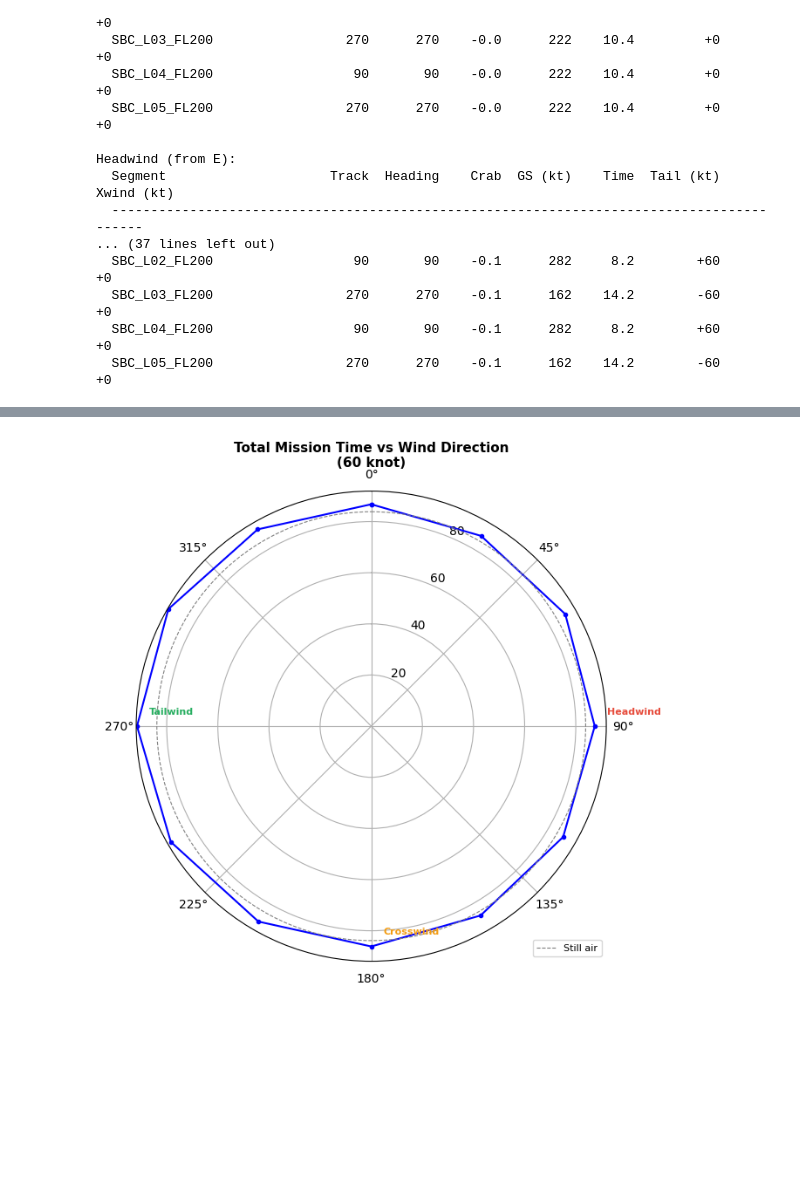
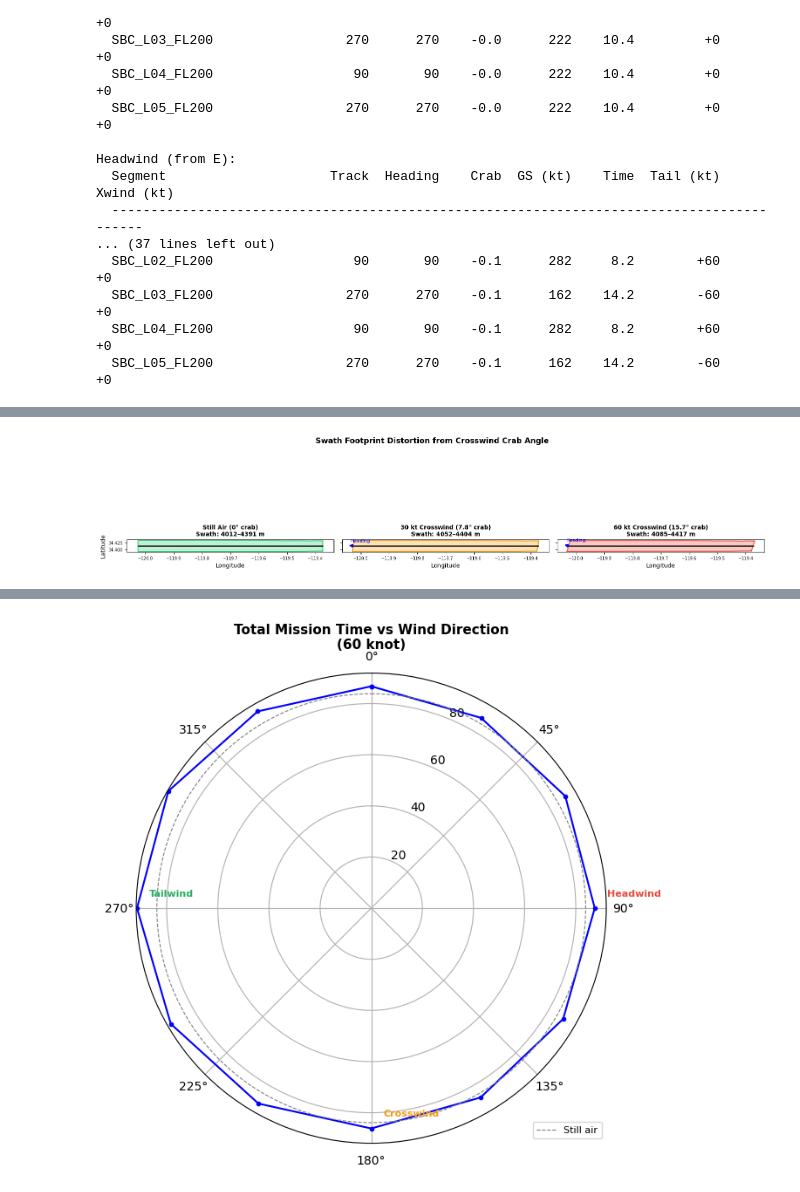
Before and after one commit to ryanpavlick/hyplan, a Jupyter notebook: notebooks/wind_effects.ipynb, the cells around one changed output, grey strips where cells are left out. Drawn from its saved outputs; the diff is of its cells as text; code cells hidden in the pictures; blank space fills up the shorter version.

```diff
--- a/notebooks/wind_effects.ipynb
+++ b/notebooks/wind_effects.ipynb
@@ -255,0 +354,68 @@ Headwind (from E):
+# %%
+from shapely.geometry import Polygon as ShapelyPolygon
+
+# Use the first flight line for demonstration
+demo_fl = flight_lines[0]
+
+# Crab angles for three crosswind cases
+crab_0 = 0.0   # still air
+crab_30 = np.degrees(np.arcsin(30 / tas_kt))   # ~7.8°
+crab_60 = np.degrees(np.arcsin(60 / tas_kt))   # ~15.7°
+
+# Generate swath polygons
+swath_ideal = generate_swath_polygon(demo_fl, sensor, heading_mode="track")
+swath_30kt = generate_swath_polygon(demo_fl, sensor, heading_mode="crabbed", crab_angle_deg=crab_30)
+swath_60kt = generate_swath_polygon(demo_fl, sensor, heading_mode="crabbed", crab_angle_deg=crab_60)
+
+# Compute swath widths for each
+widths_ideal = calculate_swath_widths(swath_ideal)
+widths_30kt = calculate_swath_widths(swath_30kt)
+widths_60kt = calculate_swath_widths(swath_60kt)
+
+fig, axes = plt.subplots(1, 3, figsize=(16, 5), sharex=True, sharey=True)
+
+cases = [
+    ("Still Air (0° crab)", swath_ideal, widths_ideal, "#2ecc71", crab_0),
+    (f"30 kt Crosswind ({crab_30:.1f}° crab)", swath_30kt, widths_30kt, "#f39c12", crab_30),
+    (f"60 kt Crosswind ({crab_60:.1f}° crab)", swath_60kt, widths_60kt, "#e74c3c", crab_60),
+]
+
+for ax, (label, swath, widths, color, crab) in zip(axes, cases):
+    # Plot the swath polygon
+    xs, ys = swath.exterior.xy
+    ax.fill(xs, ys, alpha=0.3, color=color)
+    ax.plot(xs, ys, color=color, linewidth=1.5)
+
+    # Plot the flight line
+    geom = demo_fl.geometry
+    fx, fy = geom.xy
+    ax.plot(fx, fy, "k-", linewidth=2, label="Ground track")
+
+    # Show heading direction with an arrow at the midpoint
+    if abs(crab) > 0.5:
+        mid_idx = len(fx) // 2
+        mx, my = fx[mid_idx], fy[mid_idx]
+        heading_rad = np.radians(demo_fl.az12.magnitude + crab)
+        arrow_len = 0.02
+        dx = arrow_len * np.sin(heading_rad)
+        dy = arrow_len * np.cos(heading_rad)
+        ax.annotate("", xy=(mx + dx, my + dy), xytext=(mx, my),
+                    arrowprops=dict(arrowstyle="-|>", color="blue", lw=2))
+        ax.annotate("Heading", xy=(mx + dx, my + dy), fontsize=8, color="blue",
+                    xytext=(5, 5), textcoords="offset points")
+
+    ax.set_title(f"{label}\nSwath: {widths['min_width']:.0f}–{widths['max_width']:.0f} m",
+                 fontsize=10, fontweight="bold")
+    ax.tick_params(labelsize=7)
+    ax.set_aspect("equal")
+
+axes[0].set_ylabel("Latitude", fontsize=10)
+for ax in axes:
+    ax.set_xlabel("Longitude", fontsize=10)
+
+fig.suptitle("Swath Footprint Distortion from Crosswind Crab Angle",
+             fontsize=13, fontweight="bold")
+fig.tight_layout()
+plt.show()
+# %% [output]
+[figure, added]
```
Also changed, not shown: parts of 19 cells of this notebook, 28 other files.
